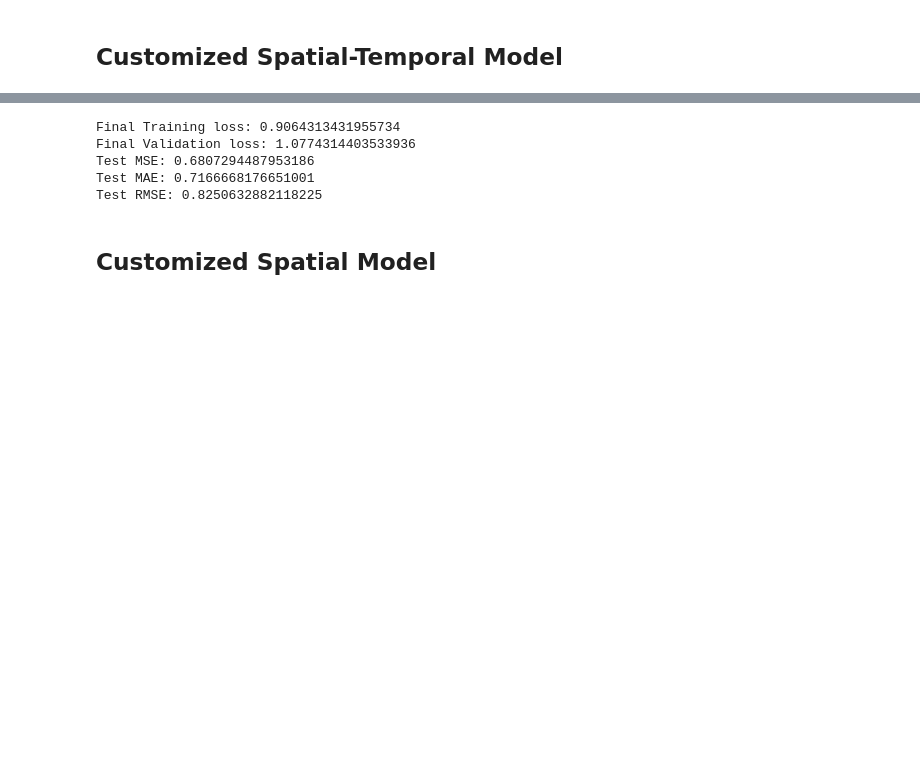
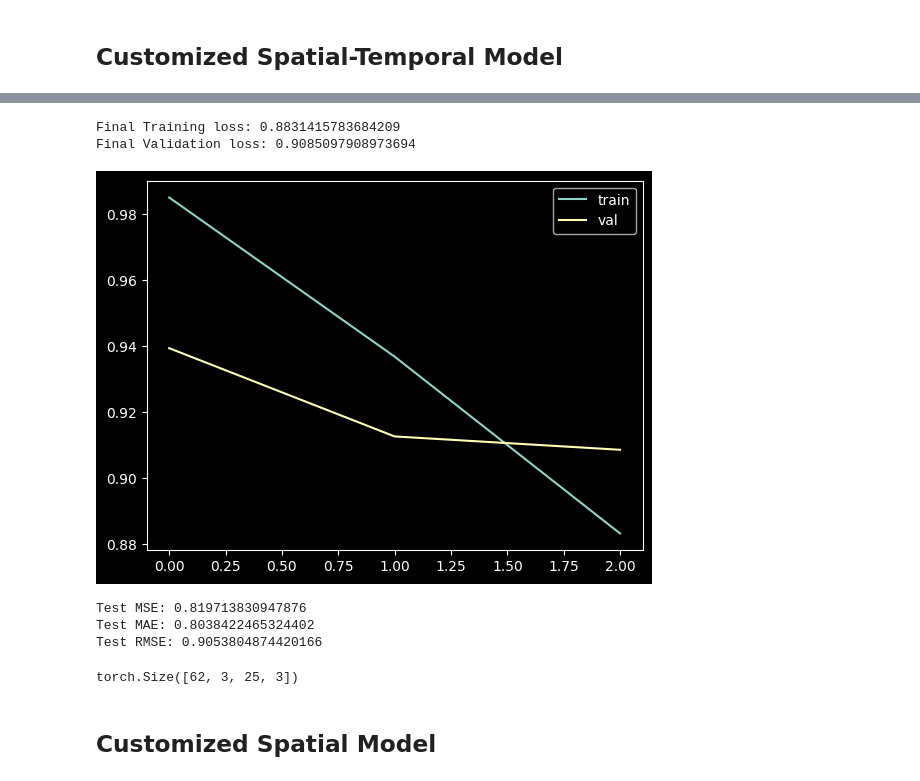
Before and after one commit to Emory-Melody/EpiLearn, a Jupyter notebook: examples/model_customization.ipynb, the cells around one changed output, grey strips where cells are left out. Saved outputs shown, nothing was run; the diff lists cells and outputs as text; code cells hidden in the pictures; blank space fills up the shorter version.

```diff
--- a/examples/model_customization.ipynb
+++ b/examples/model_customization.ipynb
@@ -120,6 +120,7 @@ class CustomizedSpatialTemporal(BaseModel):
                 num_features,
                 num_timesteps_input,
                 num_timesteps_output,
+                num_channels_output,
                 hidden_size,
                 num_layers,
                 bidirectional,
@@ -132,11 +133,12 @@ class CustomizedSpatialTemporal(BaseModel):
         self.bidirectional=bidirectional
         self.lookback = num_timesteps_input
         self.horizon = num_timesteps_output
+        self.num_out_channels = num_channels_output
         self.device = device
 
         self.gcn = GCNConv(in_channels=self.num_feats, out_channels=self.hidden)
         self.lstm = nn.LSTM(input_size=self.hidden, hidden_size=self.hidden, num_layers=self.num_layers, batch_first=True, bidirectional=self.bidirectional)
-        self.fc = nn.Linear(self.hidden, self.horizon)
+        self.fc = nn.Linear(self.hidden, self.num_out_channels*self.horizon)
 
     def forward(self, feature, graph, states=None, dynamic_graph=None, **kargs):
         # message passing to update node features
@@ -150,9 +152,9 @@ class CustomizedSpatialTemporal(BaseModel):
         # Decode the last hidden state
         out = out[:, -1, :]
         out = out.reshape(-1, self.num_nodes, self.hidden)
-        out = self.fc(out).unsqueeze(-1)
+        out = self.fc(out).reshape(-1, self.num_nodes, self.horizon, self.num_out_channels)
 
-        return out.transpose(1,2)
+        return out.transpose(1,2) # return shape (batch, horizon, num_nodes, num_channels_output)
 
     def initialize(self):
         pass
@@ -166,5 +173,5 @@ cos_wave = 1 * torch.cos(2 * torch.pi * frequencies.unsqueeze(1) * t)
 # generate random graph
 graph = torch.round(torch.rand([num_nodes, num_nodes]))
 # %%
-inputs = cos_wave.unsqueeze(-1).transpose(0,1)
+inputs = cos_wave.transpose(0,1)
 dataset = UniversalDataset(x=inputs, y=inputs, graph=graph)
@@ -171,38 +184,46 @@ dataset = UniversalDataset(x=inputs, y=inputs, graph=graph)
 # %%
 # initialize settings
 lookback = 36 # inputs size
 horizon = 3 # predicts size
 
 # Adding Transformations
 transformation = transforms.Compose({
                 "features": [transforms.normalize_feat()],
-                "target": [transforms.normalize_feat()],
+                "target": [transforms.normalize_target()],
                 "graph": [transforms.normalize_adj()]})
 dataset.transforms = transformation
 
 # Initialize Task
 task = Forecast(prototype=CustomizedSpatialTemporal,
                 dataset=None,
                 lookback=lookback,
                 horizon=horizon,
                 device='cpu')
-model_args = {"num_nodes": num_nodes, "num_features": 1, "num_timesteps_input": lookback, "num_timesteps_output": horizon, "hidden_size": 16, "num_layers": 2, "bidirectional": False, "device": 'cpu'}
+model_args = {"num_nodes": num_nodes, "num_features": 3, "num_timesteps_input": lookback, "num_timesteps_output": horizon, "num_channels_output": 3, "hidden_size": 16, "num_layers": 2, "bidirectional": False, "device": 'cpu'}
 # Training
 result = task.train_model(dataset=dataset,
                           loss='mse',
-                          epochs=2,
+                          epochs=3,
                           batch_size=5,
                           train_rate=0.6,
                           val_rate=0.2,
+                          lr=1e-3,
+                          weight_decay=1e-2,
                           permute_dataset=False,
                           model_args=model_args
                           )
 # %% [output]
-Final Training loss: 0.9064313431955734
-Final Validation loss: 1.0774314403533936
-Test MSE: 0.6807294487953186
-Test MAE: 0.7166668176651001
-Test RMSE: 0.8250632882118225
+Final Training loss: 0.8831415783684209
+Final Validation loss: 0.9085097908973694
+[figure, added]
+Test MSE: 0.819713830947876
+Test MAE: 0.8038422465324402
+Test RMSE: 0.9053804874420166
+# %%
+# size, horizon, num_nodes, num_channels_output
+result['predictions'].shape
+# %% [output]
+torch.Size([62, 3, 25, 3])
 # %% [markdown]
 ## Customized Spatial Model
 # %%
```
Also changed, not shown: parts of 3 cells of this notebook, 3 other files.
